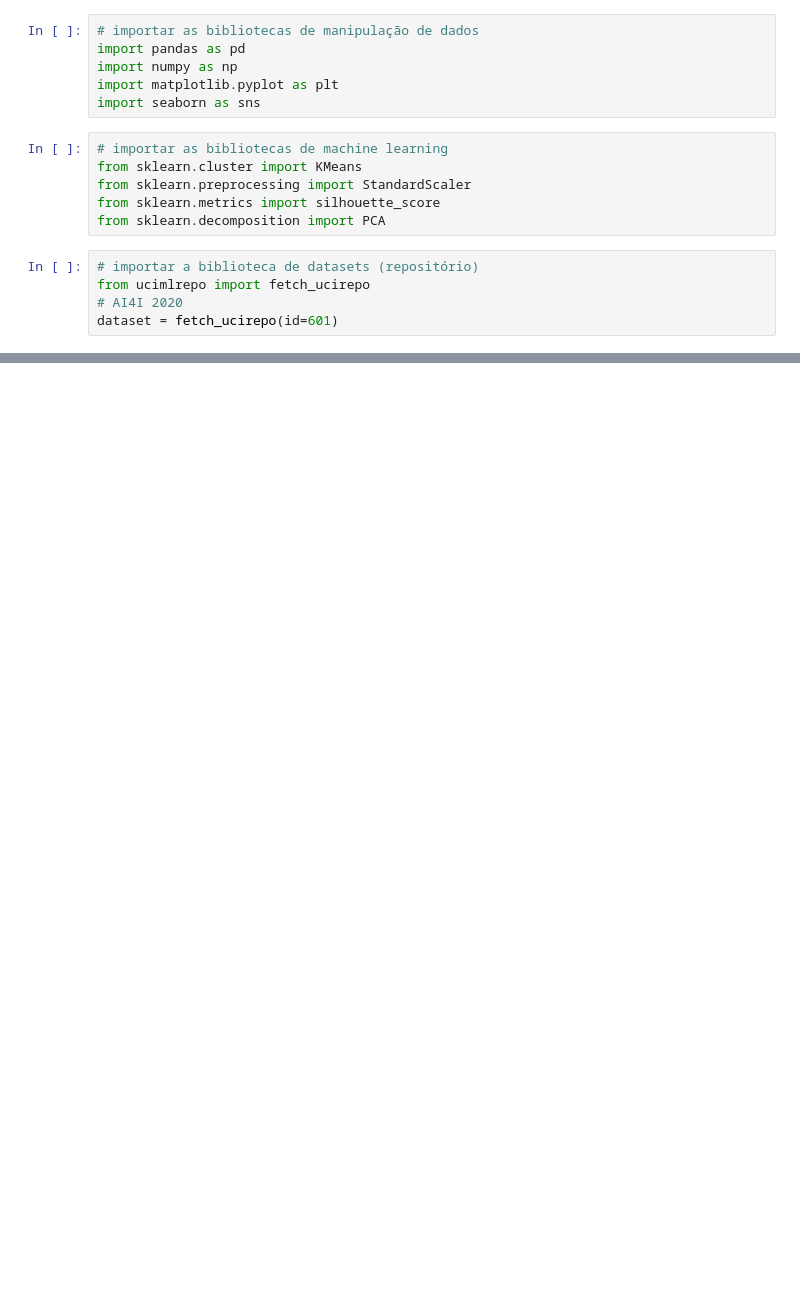
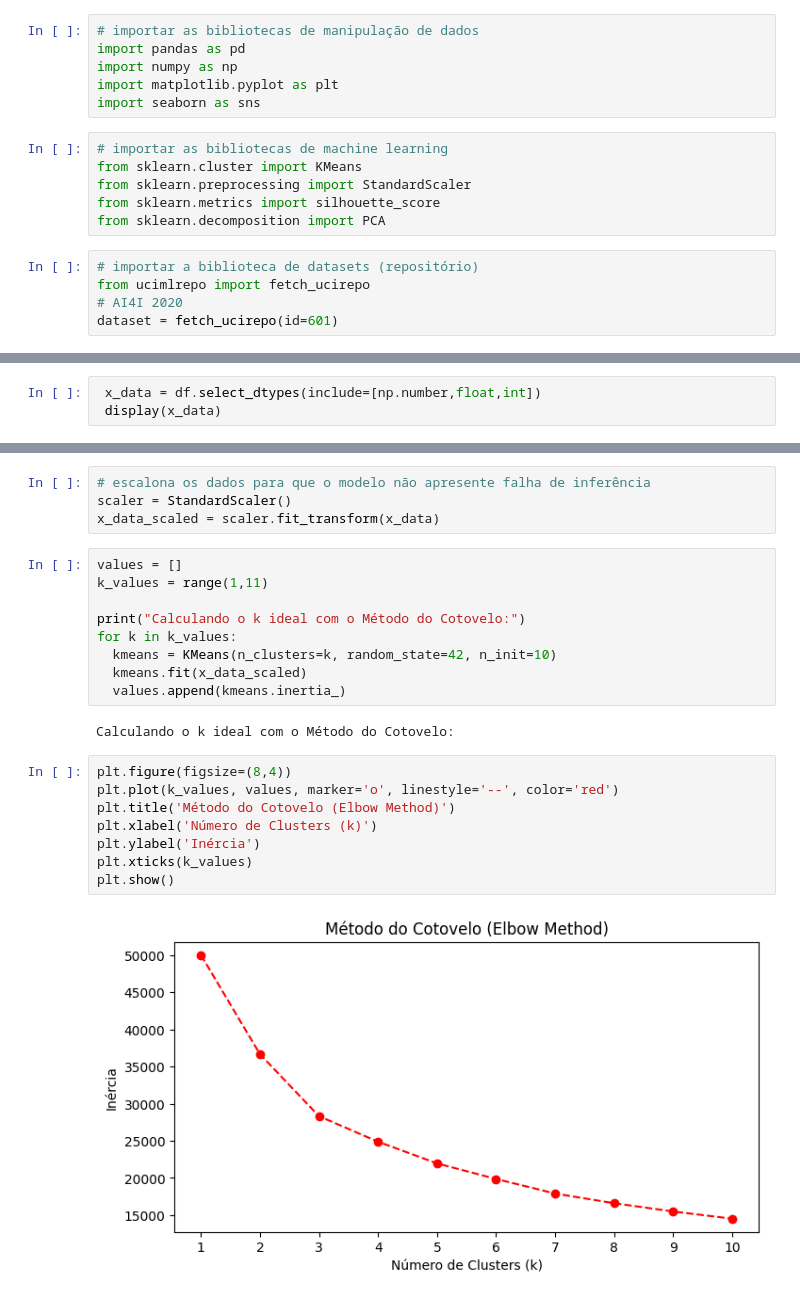
Before and after one commit to andre-savedra/MACHINE-LEARNING-2026, a Jupyter notebook: 3-NãoSupervisionado__k-Means/3_K_Means.ipynb, the cells around one changed output, grey strips where cells are left out. Drawn from its saved outputs; the diff is of its cells as text; blank space fills up the shorter version.

```diff
--- a/3-NãoSupervisionado__k-Means/3_K_Means.ipynb
+++ b/3-NãoSupervisionado__k-Means/3_K_Means.ipynb
@@ -41,3 +38,6 @@ display(df.head())
 | 2 | L | 298.1 | 308.5 | 1498 | 49.4 | 5 |
 | 3 | L | 298.2 | 308.6 | 1433 | 39.5 | 7 |
 | 4 | L | 298.2 | 308.7 | 1408 | 40.0 | 9 |
+# %%
+ x_data = df.select_dtypes(include=[np.number,float,int])
+ display(x_data)
@@ -43,0 +58,25 @@ display(df.head())
+# %%
+# escalona os dados para que o modelo não apresente falha de inferência
+scaler = StandardScaler()
+x_data_scaled = scaler.fit_transform(x_data)
+# %%
+values = []
+k_values = range(1,11)
+
+print("Calculando o k ideal com o Método do Cotovelo:")
+for k in k_values:
+  kmeans = KMeans(n_clusters=k, random_state=42, n_init=10)
+  kmeans.fit(x_data_scaled)
+  values.append(kmeans.inertia_)
+# %% [output]
+Calculando o k ideal com o Método do Cotovelo:
+# %%
+plt.figure(figsize=(8,4))
+plt.plot(k_values, values, marker='o', linestyle='--', color='red')
+plt.title('Método do Cotovelo (Elbow Method)')
+plt.xlabel('Número de Clusters (k)')
+plt.ylabel('Inércia')
+plt.xticks(k_values)
+plt.show()
+# %% [output]
+[figure, added]
```
Also changed, not shown: parts of 6 cells of this notebook.
